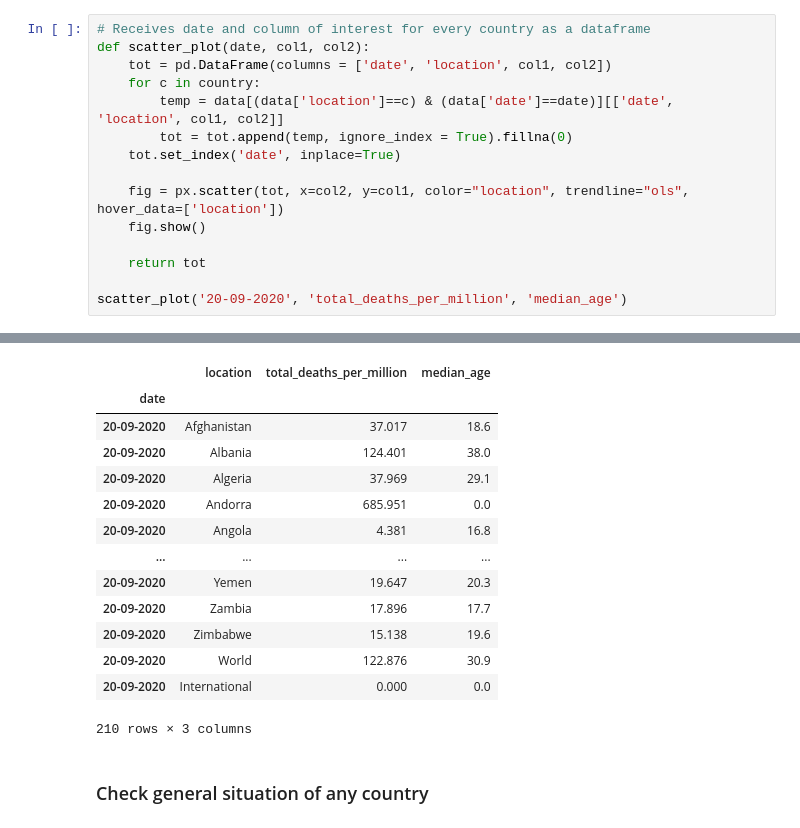
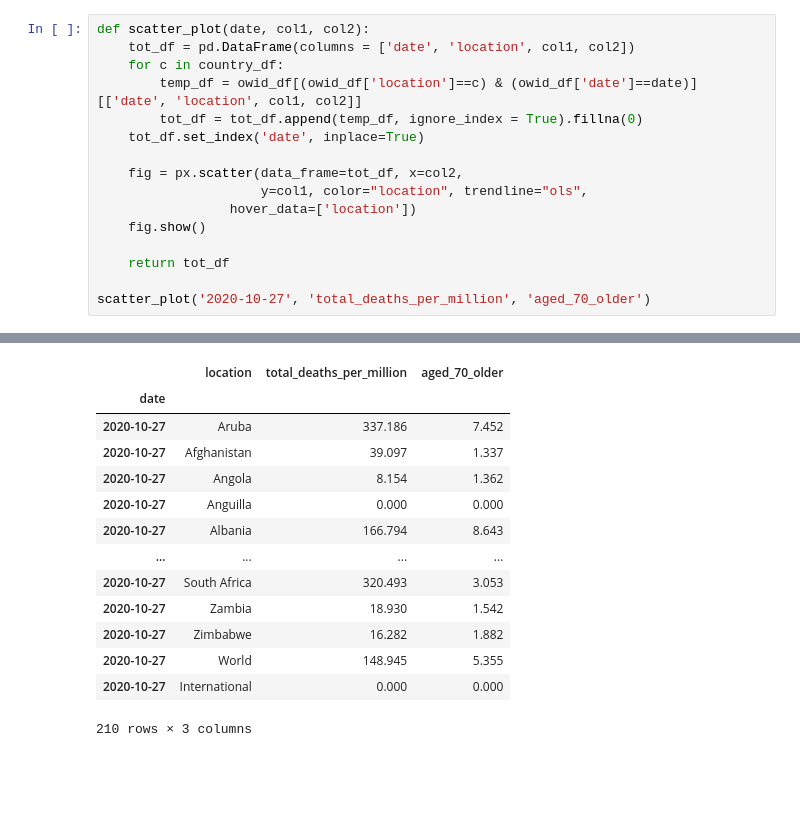
Before and after one commit to nikitaagarwala16/Breaking-down-Covid-19, a Jupyter notebook: Our World In Data Covid Dataset Analysis.ipynb, the cells around one changed output, grey strips where cells are left out. Cells and saved outputs as stored; diff of their text form; blank space fills up the shorter version.

Commit message:
Forecast File and Minor edits to OWID file

```diff
--- a/Our World In Data Covid Dataset Analysis.ipynb
+++ b/Our World In Data Covid Dataset Analysis.ipynb
@@ -116,33 +137,32 @@ print(country.size)
 # %%
-# Receives date and column of interest for every country as a dataframe
 def scatter_plot(date, col1, col2):
-    tot = pd.DataFrame(columns = ['date', 'location', col1, col2])
-    for c in country:
-        temp = data[(data['location']==c) & (data['date']==date)][['date', 'location', col1, col2]]
-        tot = tot.append(temp, ignore_index = True).fillna(0)
-    tot.set_index('date', inplace=True)
+    tot_df = pd.DataFrame(columns = ['date', 'location', col1, col2])
+    for c in country_df:
+        temp_df = owid_df[(owid_df['location']==c) & (owid_df['date']==date)][['date', 'location', col1, col2]]
+        tot_df = tot_df.append(temp_df, ignore_index = True).fillna(0)
+    tot_df.set_index('date', inplace=True)
 
-    fig = px.scatter(tot, x=col2, y=col1, color="location", trendline="ols", hover_data=['location'])
+    fig = px.scatter(data_frame=tot_df, x=col2,
+                     y=col1, color="location", trendline="ols",
+                 hover_data=['location'])
     fig.show()
 
-    return tot
+    return tot_df
 
-scatter_plot('20-09-2020', 'total_deaths_per_million', 'median_age')
+scatter_plot('2020-10-27', 'total_deaths_per_million', 'aged_70_older')
 # %% [output]
 [interactive output not drawn]
-|  | location | total_deaths_per_million | median_age |
+|  | location | total_deaths_per_million | aged_70_older |
 | date |  |  |  |
-| 20-09-2020 | Afghanistan | 37.017 | 18.6 |
-| 20-09-2020 | Albania | 124.401 | 38.0 |
-| 20-09-2020 | Algeria | 37.969 | 29.1 |
-| 20-09-2020 | Andorra | 685.951 | 0.0 |
-| 20-09-2020 | Angola | 4.381 | 16.8 |
+| 2020-10-27 | Aruba | 337.186 | 7.452 |
+| 2020-10-27 | Afghanistan | 39.097 | 1.337 |
+| 2020-10-27 | Angola | 8.154 | 1.362 |
+| 2020-10-27 | Anguilla | 0.000 | 0.000 |
+| 2020-10-27 | Albania | 166.794 | 8.643 |
 | ... | ... | ... | ... |
-| 20-09-2020 | Yemen | 19.647 | 20.3 |
-| 20-09-2020 | Zambia | 17.896 | 17.7 |
-| 20-09-2020 | Zimbabwe | 15.138 | 19.6 |
-| 20-09-2020 | World | 122.876 | 30.9 |
-| 20-09-2020 | International | 0.000 | 0.0 |
+| 2020-10-27 | South Africa | 320.493 | 3.053 |
+| 2020-10-27 | Zambia | 18.930 | 1.542 |
+| 2020-10-27 | Zimbabwe | 16.282 | 1.882 |
+| 2020-10-27 | World | 148.945 | 5.355 |
+| 2020-10-27 | International | 0.000 | 0.000 |
 210 rows × 3 columns
-# %% [markdown]
-### Check general situation of any country
```
Also changed, not shown: parts of 27 cells of this notebook, 5 other files.
